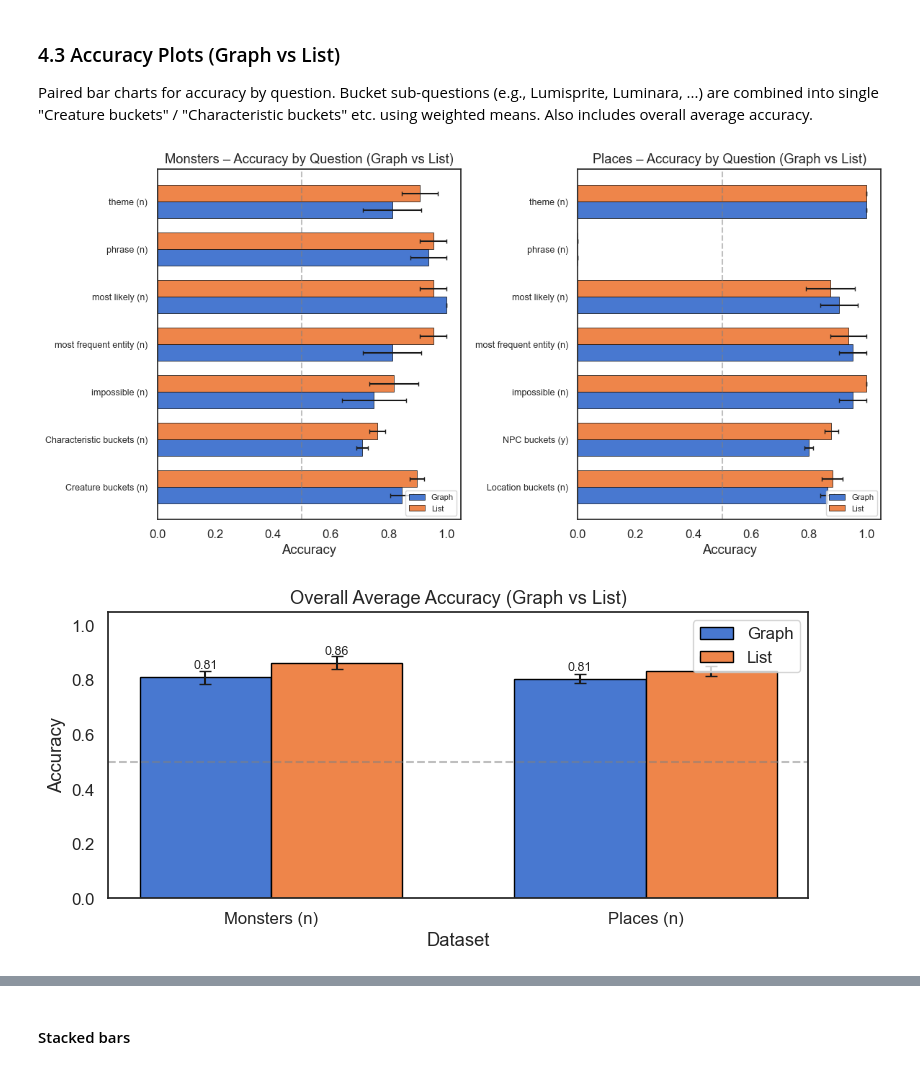
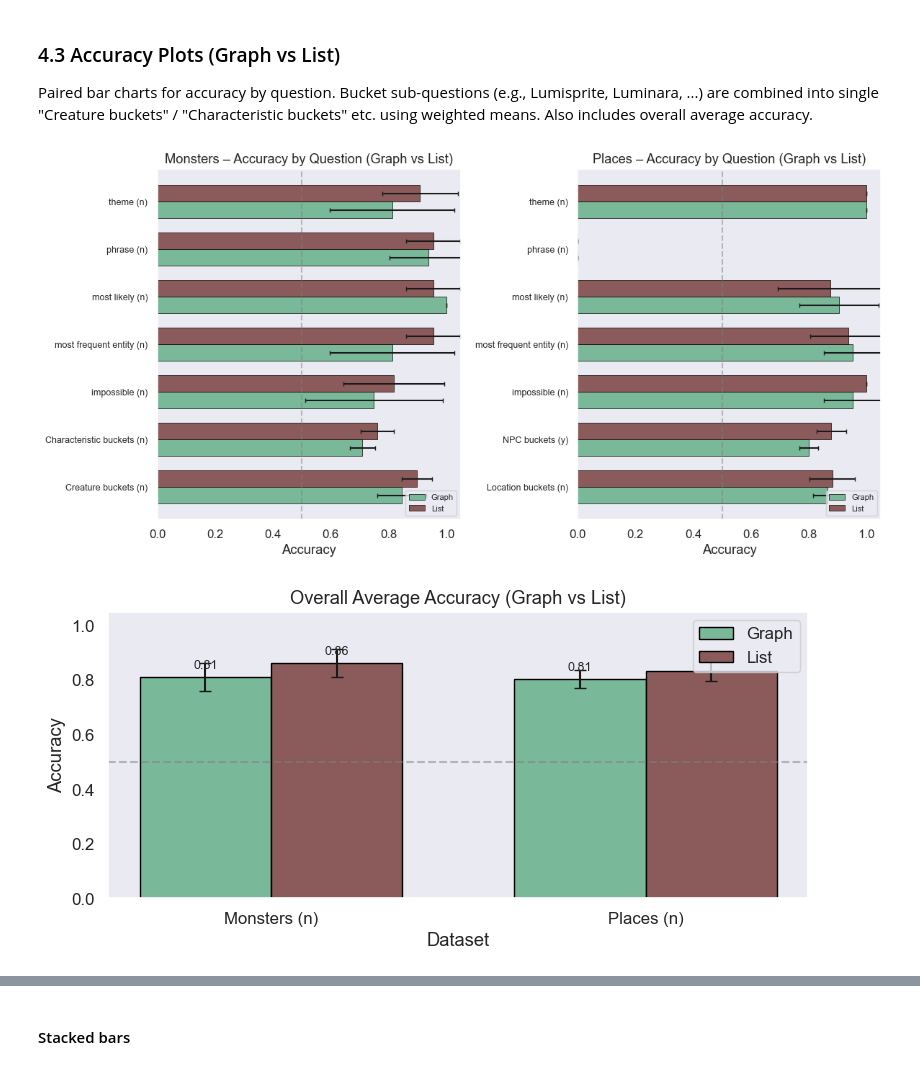
Before and after one commit to EmilyReif/llm-consistency-vis, a Jupyter notebook: user_study_results/single_distribution/user_study_analysis.ipynb, the cells around one changed output, grey strips where cells are left out. Saved outputs shown, nothing was run; the diff lists cells and outputs as text; code cells hidden in the pictures.

```diff
--- a/user_study_results/single_distribution/user_study_analysis.ipynb
+++ b/user_study_results/single_distribution/user_study_analysis.ipynb
@@ -20,10 +20,11 @@ import re
 import numpy as np
 import textwrap
 from pathlib import Path
-from scipy.stats import ttest_ind
+from scipy.stats import ttest_ind, t as t_dist
+import pingouin as pg
 
 # Seaborn styling for prettier plots (no grid background)
-sns.set_theme(style="white", palette="muted", font_scale=1.1)
+sns.set_theme(style='dark', palette='muted', font_scale=1.1)
 
 # Paths: works if run from repo root or from user_study_results/
 DATA_DIR = Path("user_study_results")
@@ -760,12 +895,13 @@ def wmean_rows(df, rows, which):
             count += n
     return total / count if count > 0 else np.nan, count
 
-def se_from_scores(scores):
-    """Standard error of the mean. Handles NaN."""
+def ci95_from_scores(scores):
+    """95% CI half-width. Handles NaN."""
     clean = [s for s in scores if not (isinstance(s, float) and np.isnan(s))]
     if len(clean) < 2:
         return 0.0
-    return np.std(clean, ddof=1) / np.sqrt(len(clean))
+    sem = np.std(clean, ddof=1) / np.sqrt(len(clean))
+    return sem * t_dist.ppf(0.975, len(clean) - 1)
 
 def question_to_label(q):
     """Map displayed Question back to results key base."""
@@ -805,8 +941,8 @@ for dataset in ["Monsters", "Places"]:
             l_keys = [f"bucket_{e}_list" for e in entity_names if f"bucket_{e}_list" in res]
             g_scores = np.mean([res[k] for k in g_keys], axis=0) if g_keys else []
             l_scores = np.mean([res[k] for k in l_keys], axis=0) if l_keys else []
-            g_se = se_from_scores(g_scores)
-            l_se = se_from_scores(l_scores)
+            g_se = ci95_from_scores(g_scores)
+            l_se = ci95_from_scores(l_scores)
             plot_rows.append({
                 "Dataset": dataset,
                 "Question": group_name,
@@ -824,8 +960,8 @@ for dataset in ["Monsters", "Places"]:
         label = question_to_label(r["Question"])
         g_scores = res.get(label + "_graph", [])
         l_scores = res.get(label + "_list", [])
-        g_se = se_from_scores(g_scores)
-        l_se = se_from_scores(l_scores)
+        g_se = ci95_from_scores(g_scores)
+        l_se = ci95_from_scores(l_scores)
         plot_rows.append({
             "Dataset": r["Dataset"],
             "Question": r["Question"],
@@ -851,8 +987,8 @@ for dataset in ["Monsters", "Places"]:
     l_keys = [k for k in res if k.endswith("_list")]
     g_scores = np.mean([res[k] for k in g_keys], axis=0) if g_keys else []
     l_scores = np.mean([res[k] for k in l_keys], axis=0) if l_keys else []
-    g_se = se_from_scores(g_scores)
-    l_se = se_from_scores(l_scores)
+    g_se = ci95_from_scores(g_scores)
+    l_se = ci95_from_scores(l_scores)
     overall_rows.append({
         "Dataset": dataset,
         "Question": "Overall",
@@ -868,8 +1004,7 @@ overall_df = pd.DataFrame(overall_rows)
 
 # Plot 1: Paired bar chart by question (excluding overall)
 fig, axes = plt.subplots(1, 2, figsize=(12, max(6, len(plot_df) * 0.35)))
-palette = sns.color_palette("muted")
-graph_color, list_color = palette[0], palette[1]
+graph_color, list_color = '#7ab89a', '#8b5a5a'  # graph, list
 
 for ax_idx, dataset in enumerate(["Monsters", "Places"]):
     ax = axes[ax_idx]
@@ -889,35 +1024,35 @@ for ax_idx, dataset in enumerate(["Monsters", "Places"]):
     ax.set_title(f"{dataset} – Accuracy by Question (Graph vs List)")
     ax.legend(loc="lower right", fontsize=8)
     ax.axvline(0.5, color="gray", linestyle="--", alpha=0.5)
 plt.tight_layout()
 plt.show()
 
 # Plot 2: Paired bar chart for overall average only
 fig, ax = plt.subplots(figsize=(8, 4))
 x = np.arange(2)  # Monsters, Places
 width = 0.35
 g_se = overall_df["Graph_se"].fillna(0).values
 l_se = overall_df["List_se"].fillna(0).values
 ax.bar(x - width/2, overall_df["Graph_mean"], width, yerr=g_se, label="Graph", color=graph_color, edgecolor="black", capsize=4)
 ax.bar(x + width/2, overall_df["List_mean"], width, yerr=l_se, label="List", color=list_color, edgecolor="black", capsize=4)
 overall_labels = [f"{d} (y)" if row.get("p_value", 1) < 0.05 else f"{d} (n)" for d, (_, row) in zip(overall_df["Dataset"], overall_df.iterrows())]
 ax.set_xticks(x)
 ax.set_xticklabels(overall_labels)
 ax.set_ylabel("Accuracy")
 ax.set_xlabel("Dataset")
 ax.set_title("Overall Average Accuracy (Graph vs List)")
 ax.set_ylim(0, 1.05)
 ax.legend(loc="upper right")
 ax.axhline(0.5, color="gray", linestyle="--", alpha=0.5)
 # Add value labels on bars
 for i, row in overall_df.iterrows():
     ax.text(i - width/2, row["Graph_mean"] + 0.02, f'{row["Graph_mean"]:.2f}', ha='center', va='bottom', fontsize=9)
     ax.text(i + width/2, row["List_mean"] + 0.02, f'{row["List_mean"]:.2f}', ha='center', va='bottom', fontsize=9)
 plt.tight_layout()
 plt.show()
 # %% [output]
-[figure, old version]
+[figure, new version]
-[figure, old version]
+[figure, new version]
 # %%
 # Use column indices if name matching is tricky (pandas standardizes)
 # Survey cols: 32,33,34,35, 37,38,39,40,41, 42,43,44 (skip 36=elephant)
```
Also changed, not shown: parts of 15 cells of this notebook, 17 other files.
